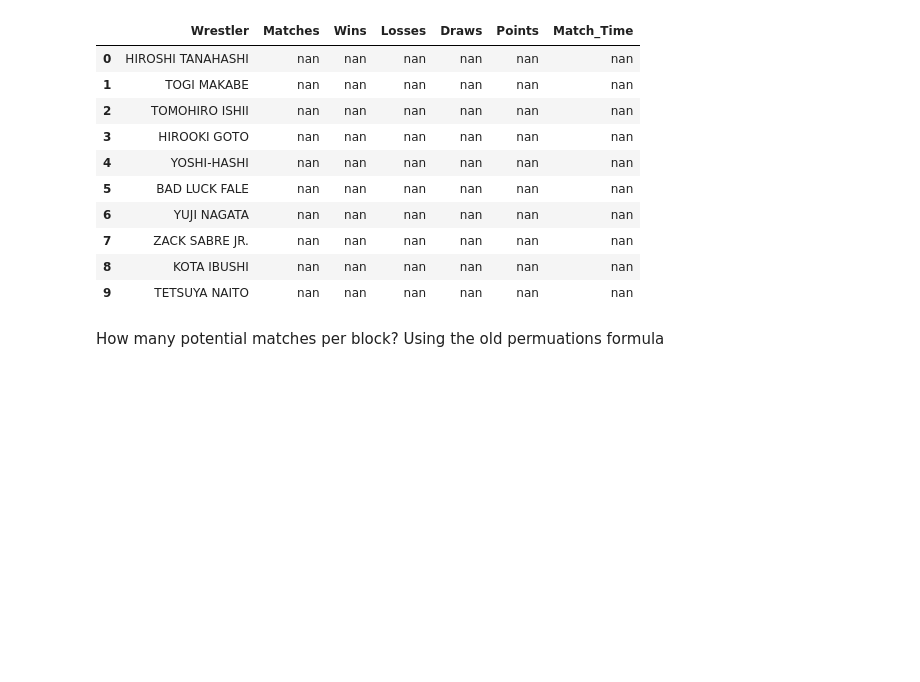
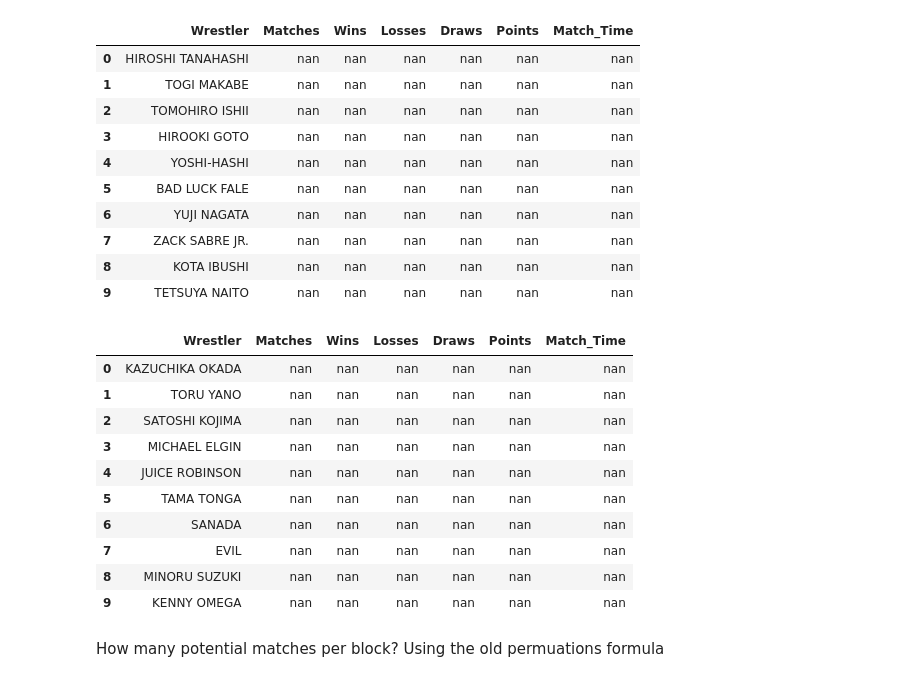
Before and after one commit to ShahnurIslam/G1_Climax1, a Jupyter notebook: G1 Climax Analysis.ipynb, the cells around one changed output. Saved outputs shown, nothing was run; the diff lists cells and outputs as text; code cells hidden in the pictures; blank space fills up the shorter version.

```diff
--- a/G1 Climax Analysis.ipynb
+++ b/G1 Climax Analysis.ipynb
@@ -79,6 +79,20 @@ A_Block
 | 7 | ZACK SABRE JR. | nan | nan | nan | nan | nan | nan |
 | 8 | KOTA IBUSHI | nan | nan | nan | nan | nan | nan |
 | 9 | TETSUYA NAITO | nan | nan | nan | nan | nan | nan |
+# %%
+B_Block
+# %% [output]
+|  | Wrestler | Matches | Wins | Losses | Draws | Points | Match_Time |
+| 0 | KAZUCHIKA OKADA | nan | nan | nan | nan | nan | nan |
+| 1 | TORU YANO | nan | nan | nan | nan | nan | nan |
+| 2 | SATOSHI KOJIMA | nan | nan | nan | nan | nan | nan |
+| 3 | MICHAEL ELGIN | nan | nan | nan | nan | nan | nan |
+| 4 | JUICE ROBINSON | nan | nan | nan | nan | nan | nan |
+| 5 | TAMA TONGA | nan | nan | nan | nan | nan | nan |
+| 6 | SANADA | nan | nan | nan | nan | nan | nan |
+| 7 | EVIL | nan | nan | nan | nan | nan | nan |
+| 8 | MINORU SUZUKI | nan | nan | nan | nan | nan | nan |
+| 9 | KENNY OMEGA | nan | nan | nan | nan | nan | nan |
 # %% [markdown]
 How many potential matches per block?
 Using the old permuations formula
```
Also changed, not shown: parts of 38 cells of this notebook.
